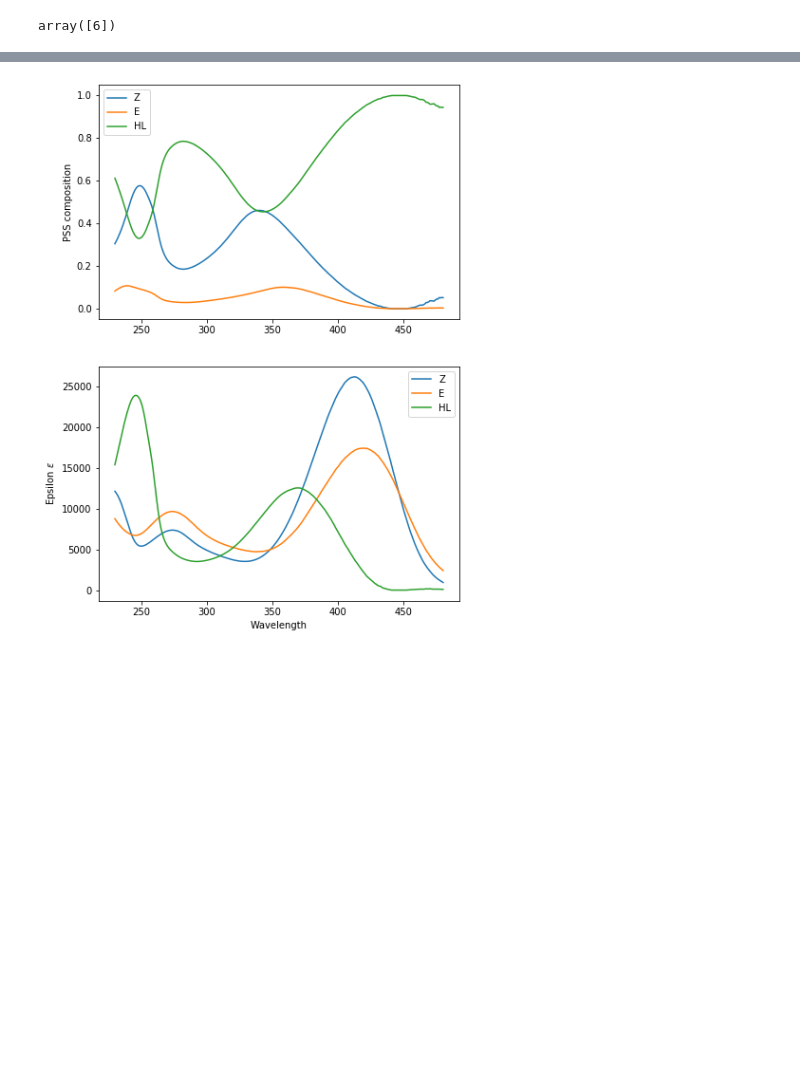
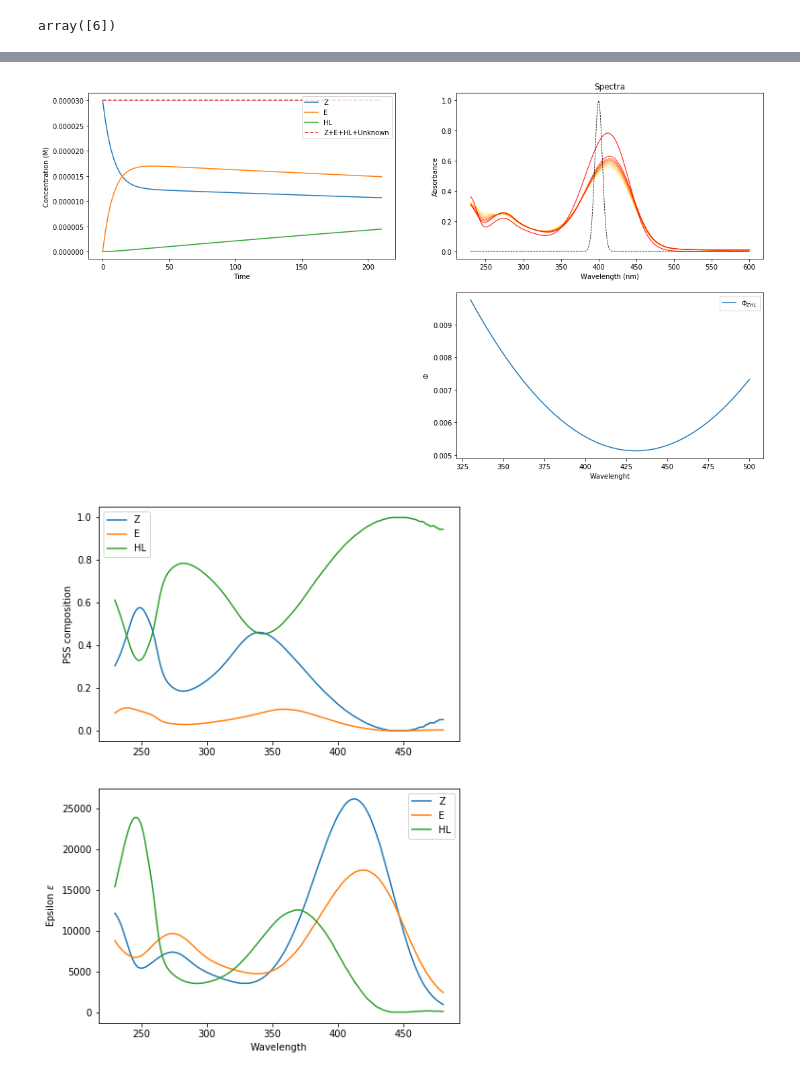
Before and after one commit to dmadea/Jupyter-Tutorials, a Jupyter notebook: Photoreaction kinetics/Simulation-general.ipynb, the cells around one changed output, grey strips where cells are left out. Drawn from its saved outputs; the diff is of its cells as text; code cells hidden in the pictures; blank space fills up the shorter version.

```diff
--- a/Photoreaction kinetics/Simulation-general.ipynb
+++ b/Photoreaction kinetics/Simulation-general.ipynb
@@ -353,7 +353,7 @@ def simulate(q0, V, c0, eps, K, times, wavelengths, l=1, I_source=None, w_irr=No
 c0 = 3e-5
 w_irr = 456
 
-times = np.linspace(0, 210, 1000000)  # linear space of times from 0 to 499 in arbitrary units
+times = np.linspace(0, 210, 100)  # linear space of times from 0 to 499 in arbitrary units
 t = times.shape[0]
 C = np.zeros((t, n))  # define concentration matrix with dimensions t x n.
 
@@ -404,30 +404,33 @@ I_source = gauss(wavelengths, 400, 5)
 
 # %timeit C = simulate(5e-5, 4, [c0, 0, 0], ST, K, times, wavelengths, l=1, I_source=I_source, w_irr=None)
 
-cProfile.run('simulate(5e-5, 4, [c0, 0, 0], ST, K, times, wavelengths, l=1, I_source=I_source, w_irr=None)')
+# cProfile.run('simulate(5e-5, 4, [c0, 0, 0], ST, K, times, wavelengths, l=1, I_source=I_source, w_irr=None)')
 
-# q_rel = _calc_q_rel(ST, C, wavelengths, I_source=I_source)
+C = simulate(5e-5, 4, [c0, 0, 0], ST, K, times, wavelengths, l=1, I_source=I_source, w_irr=None)
 
-# # plot concentration profiles
-# plt.rcParams['figure.figsize'] = [18, 10]
-# plt.subplot(2, 2, 1)
-# for i in range(n):
-#     plt.plot(times, C[:, i], label=names[i])
-# plt.plot(times, C.sum(axis=1), label='+'.join(names), linestyle='--')
-# plt.xlabel('Time')
-# plt.ylabel('Concentration (M)')
-# plt.legend()
 
-# D = C @ ST  # compute data matrix
+# # q_rel = _calc_q_rel(ST, C, wavelengths, I_source=I_source)
 
-# # plot time-dependent spectra
-# plt.subplot(2, 2, 2)
-# for i in reversed(range(0, t, 10)):
-#     plt.plot(wavelengths, D[i], color=(1, i/t, 0, (t-i/1.4)/t), label='$t = {}$'.format(times[i]), lw=1)
-# plt.plot(wavelengths, I_source / I_source.max(), label='irrsource', linestyle='--', color='black', lw=0.8)
-# plt.title("Spectra")
-# plt.xlabel('Wavelength (nm)')
-# plt.ylabel('Absorbance')
+# plot concentration profiles
+plt.rcParams['figure.figsize'] = [18, 10]
+plt.subplot(2, 2, 1)
+for i in range(n):
+    plt.plot(times, C[:, i], label=names[i])
+plt.plot(times, C.sum(axis=1), label='+'.join(names), linestyle='--')
+plt.xlabel('Time')
+plt.ylabel('Concentration (M)')
+plt.legend()
+
+D = C @ ST  # compute data matrix
+
+# plot time-dependent spectra
+plt.subplot(2, 2, 2)
+for i in reversed(range(0, t, 10)):
+    plt.plot(wavelengths, D[i], color=(1, i/t, 0, (t-i/1.4)/t), label='$t = {}$'.format(times[i]), lw=1)
+plt.plot(wavelengths, I_source / I_source.max(), label='irrsource', linestyle='--', color='black', lw=0.8)
+plt.title("Spectra")
+plt.xlabel('Wavelength (nm)')
+plt.ylabel('Absorbance')
 
 # plt.subplot(2, 2, 3)
 # for i in range(n):
@@ -438,17 +441,17 @@ cProfile.run('simulate(5e-5, 4, [c0, 0, 0], ST, K, times, wavelengths, l=1, I_so
 # plt.legend()
 
 
-# plt.subplot(2, 2, 4)
+plt.subplot(2, 2, 4)
 
-# # plt.semilogy(wavelengths[100:-100], Phi_ZE[100:-100], label="$\Phi_{ZE}$")
-# # plt.semilogy(wavelengths[100:-100], Phi_EZ[100:-100], label="$\Phi_{EZ}$")
-# plt.plot(wavelengths[100:-100], Phi_EHL[100:-100], label="$\Phi_{ZHL}$")
+# plt.semilogy(wavelengths[100:-100], Phi_ZE[100:-100], label="$\Phi_{ZE}$")
+# plt.semilogy(wavelengths[100:-100], Phi_EZ[100:-100], label="$\Phi_{EZ}$")
+plt.plot(wavelengths[100:-100], Phi_EHL[100:-100], label="$\Phi_{ZHL}$")
 
-# # plt.plot(wavelengths[50:], np.asarray([Phi_ZE, Phi_EZ, Phi_EHL]).T, label=['ZE', 'EZ', 'EHL'])
-# plt.xlabel('Wavelenght')
-# plt.ylabel('$\Phi$')
-# plt.legend()
+# plt.plot(wavelengths[50:], np.asarray([Phi_ZE, Phi_EZ, Phi_EHL]).T, label=['ZE', 'EZ', 'EHL'])
+plt.xlabel('Wavelenght')
+plt.ylabel('$\Phi$')
+plt.legend()
 
 
-# plt.show()
+plt.show()
 # %% [output]
@@ -472,3 +458,4 @@ cProfile.run('simulate(5e-5, 4, [c0, 0, 0], ST, K, times, wavelengths, l=1, I_so
+[figure, added]
 # %%
 from scipy.linalg import null_space
 
```
Also changed, not shown: parts of 1 cell of this notebook, 1 other file.
